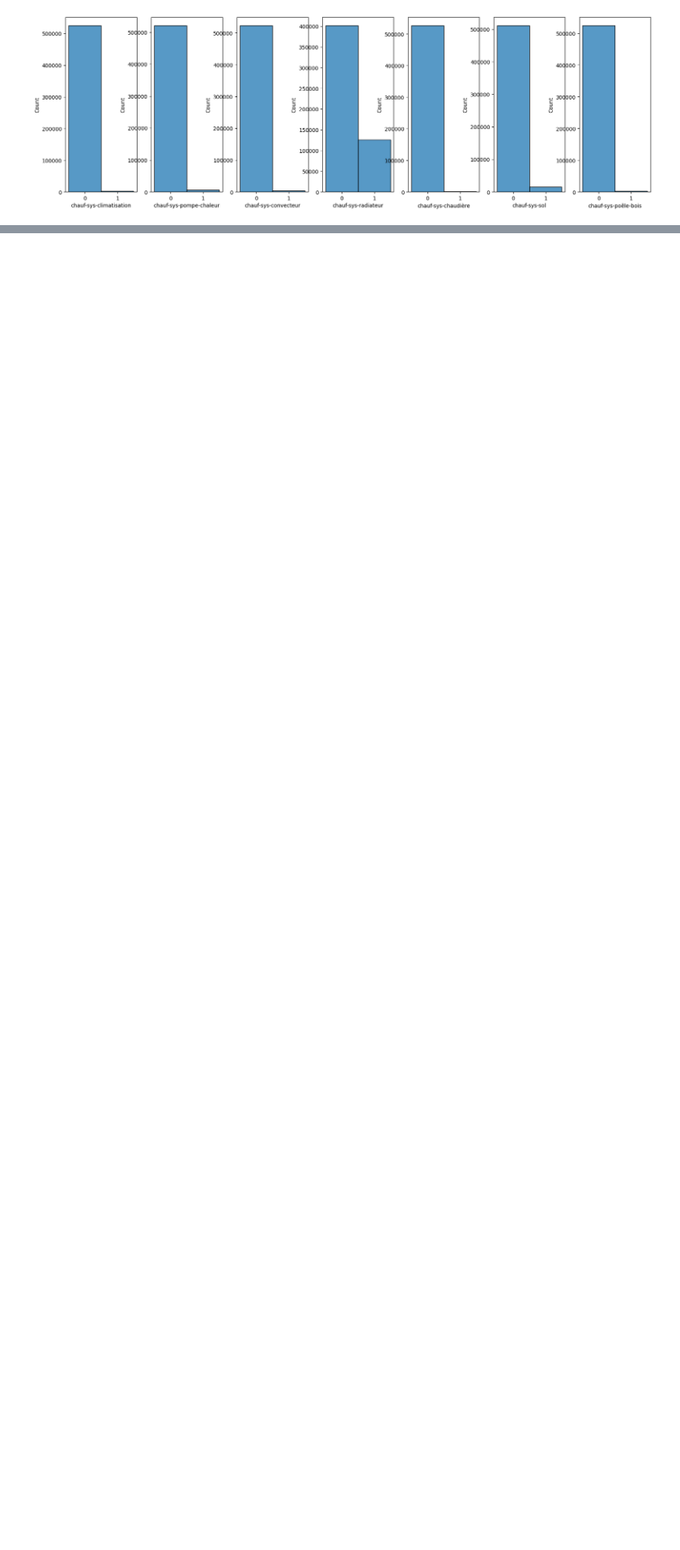
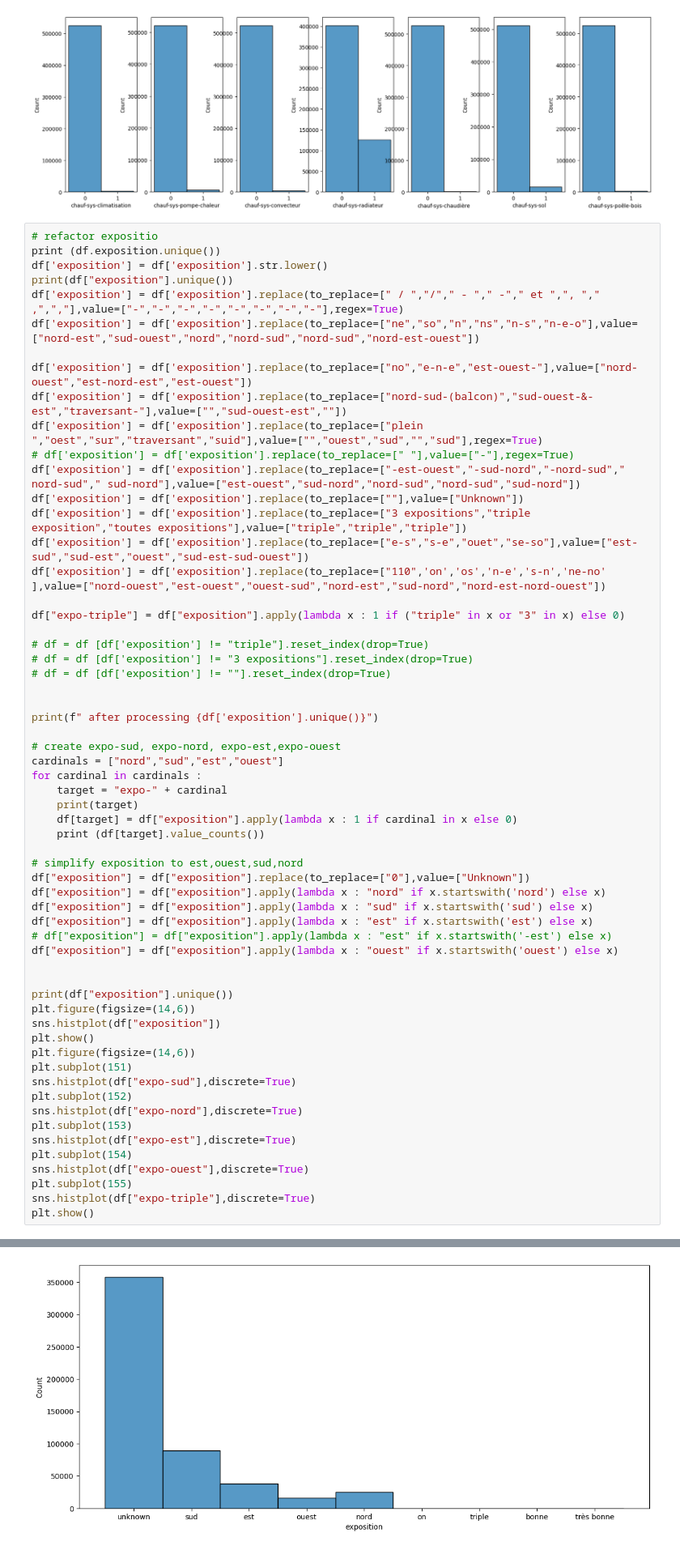
Before and after one commit to Clement2169/immocv, a Jupyter notebook: notebooks/ventes-auvergne-rhone-alpes.ipynb, the cells around one changed output, grey strips where cells are left out. Shown at 81% size. Cells and saved outputs as stored; diff of their text form; blank space fills up the shorter version.

```diff
--- a/notebooks/ventes-auvergne-rhone-alpes.ipynb
+++ b/notebooks/ventes-auvergne-rhone-alpes.ipynb
@@ -474,3 +474,64 @@ chauf-sys-poêle-bois
 Name: count, dtype: int64
 [figure]
 [figure]
+# %%
+# refactor expositio
+print (df.exposition.unique())
+df['exposition'] = df['exposition'].str.lower()
+print(df["exposition"].unique())
+df['exposition'] = df['exposition'].replace(to_replace=[" / ","/"," - "," -"," et ",", "," ,",","],value=["-","-","-","-","-","-","-","-"],regex=True)
+df['exposition'] = df['exposition'].replace(to_replace=["ne","so","n","ns","n-s","n-e-o"],value=["nord-est","sud-ouest","nord","nord-sud","nord-sud","nord-est-ouest"])
+
+df['exposition'] = df['exposition'].replace(to_replace=["no","e-n-e","est-ouest-"],value=["nord-ouest","est-nord-est","est-ouest"])
+df['exposition'] = df['exposition'].replace(to_replace=["nord-sud-(balcon)","sud-ouest-&-est","traversant-"],value=["","sud-ouest-est",""])
+df['exposition'] = df['exposition'].replace(to_replace=["plein ","oest","sur","traversant","suid"],value=["","ouest","sud","","sud"],regex=True)
+# df['exposition'] = df['exposition'].replace(to_replace=[" "],value=["-"],regex=True)
+df['exposition'] = df['exposition'].replace(to_replace=["-est-ouest","-sud-nord","-nord-sud"," nord-sud"," sud-nord"],value=["est-ouest","sud-nord","nord-sud","nord-sud","sud-nord"])
+df['exposition'] = df['exposition'].replace(to_replace=[""],value=["Unknown"])
+df['exposition'] = df['exposition'].replace(to_replace=["3 expositions","triple exposition","toutes expositions"],value=["triple","triple","triple"])
+df['exposition'] = df['exposition'].replace(to_replace=["e-s","s-e","ouet","se-so"],value=["est-sud","sud-est","ouest","sud-est-sud-ouest"])
+df['exposition'] = df['exposition'].replace(to_replace=["110",'on','os','n-e','s-n','ne-no' ],value=["nord-ouest","est-ouest","ouest-sud","nord-est","sud-nord","nord-est-nord-ouest"])
+
+df["expo-triple"] = df["exposition"].apply(lambda x : 1 if ("triple" in x or "3" in x) else 0)
+
+# df = df [df['exposition'] != "triple"].reset_index(drop=True)
+# df = df [df['exposition'] != "3 expositions"].reset_index(drop=True)
+# df = df [df['exposition'] != ""].reset_index(drop=True)
+
+
+print(f" after processing {df['exposition'].unique()}")
+
+# create expo-sud, expo-nord, expo-est,expo-ouest
+cardinals = ["nord","sud","est","ouest"]
+for cardinal in cardinals :
+    target = "expo-" + cardinal
+    print(target)
+    df[target] = df["exposition"].apply(lambda x : 1 if cardinal in x else 0)
+    print (df[target].value_counts())
+
+# simplify exposition to est,ouest,sud,nord
+df["exposition"] = df["exposition"].replace(to_replace=["0"],value=["Unknown"])
+df["exposition"] = df["exposition"].apply(lambda x : "nord" if x.startswith('nord') else x)
+df["exposition"] = df["exposition"].apply(lambda x : "sud" if x.startswith('sud') else x)
+df["exposition"] = df["exposition"].apply(lambda x : "est" if x.startswith('est') else x)
+# df["exposition"] = df["exposition"].apply(lambda x : "est" if x.startswith('-est') else x)
+df["exposition"] = df["exposition"].apply(lambda x : "ouest" if x.startswith('ouest') else x)
+
+
+print(df["exposition"].unique())
+plt.figure(figsize=(14,6))
+sns.histplot(df["exposition"])
+plt.show()
+plt.figure(figsize=(14,6))
+plt.subplot(151)
+sns.histplot(df["expo-sud"],discrete=True)
+plt.subplot(152)
+sns.histplot(df["expo-nord"],discrete=True)
+plt.subplot(153)
+sns.histplot(df["expo-est"],discrete=True)
+plt.subplot(154)
+sns.histplot(df["expo-ouest"],discrete=True)
+plt.subplot(155)
+sns.histplot(df["expo-triple"],discrete=True)
+plt.show()
+# %% [output]
@@ -476,0 +555 @@ Name: count, dtype: int64
+[figure, added]
```
Also changed, not shown: parts of 6 cells of this notebook.
